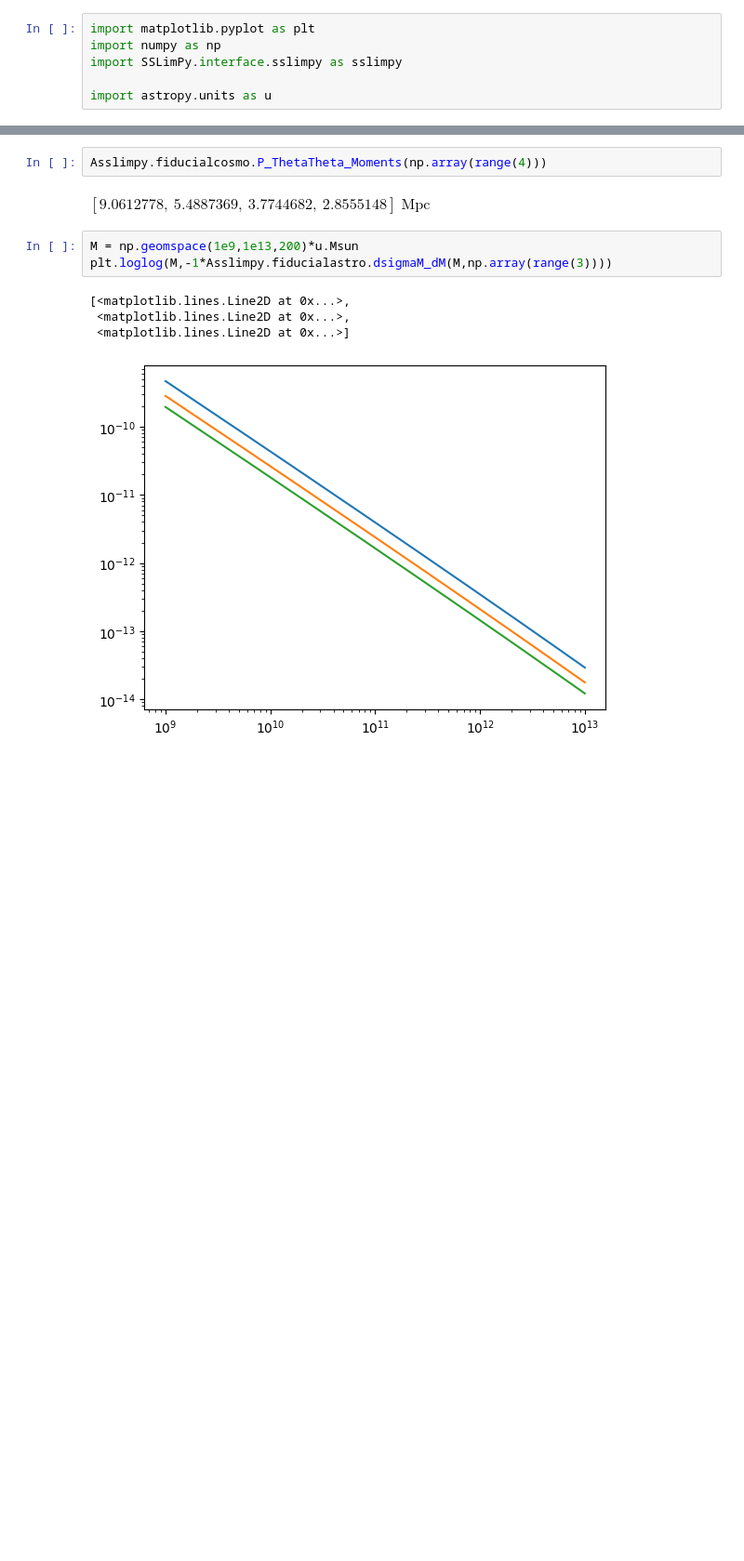
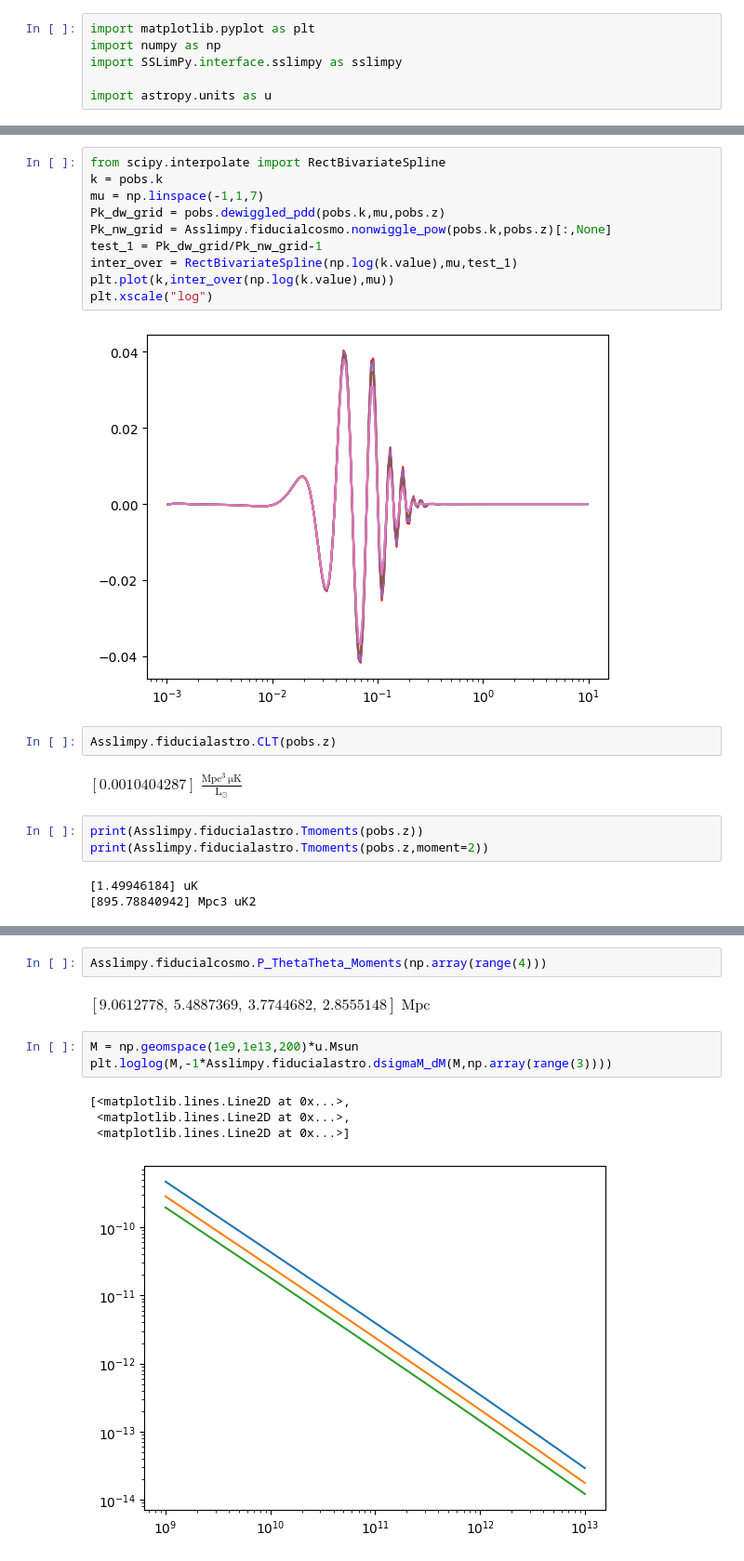
Before and after one commit to Sefa76/SSLimPy, a Jupyter notebook: SSLimPy.ipynb, the cells around one changed output, grey strips where cells are left out. Shown at 93% size. Saved outputs shown, nothing was run; the diff lists cells and outputs as text; blank space fills up the shorter version.

```diff
--- a/SSLimPy.ipynb
+++ b/SSLimPy.ipynb
@@ -37,0 +72,22 @@ Success
+# %%
+from scipy.interpolate import RectBivariateSpline
+k = pobs.k
+mu = np.linspace(-1,1,7)
+Pk_dw_grid = pobs.dewiggled_pdd(pobs.k,mu,pobs.z)
+Pk_nw_grid = Asslimpy.fiducialcosmo.nonwiggle_pow(pobs.k,pobs.z)[:,None]
+test_1 = Pk_dw_grid/Pk_nw_grid-1
+inter_over = RectBivariateSpline(np.log(k.value),mu,test_1)
+plt.plot(k,inter_over(np.log(k.value),mu))
+plt.xscale("log")
+# %% [output]
+[figure, added]
+# %%
+Asslimpy.fiducialastro.CLT(pobs.z)
+# %% [output]
+$[0.0010404287] \; \mathrm{\frac{Mpc^{3}\,\mu K}{L_{\odot}}}$
+# %%
+print(Asslimpy.fiducialastro.Tmoments(pobs.z))
+print(Asslimpy.fiducialastro.Tmoments(pobs.z,moment=2))
+# %% [output]
+[1.49946184] uK
+[895.78840942] Mpc3 uK2
```
Also changed, not shown: parts of 10 cells of this notebook, 2 other files.
